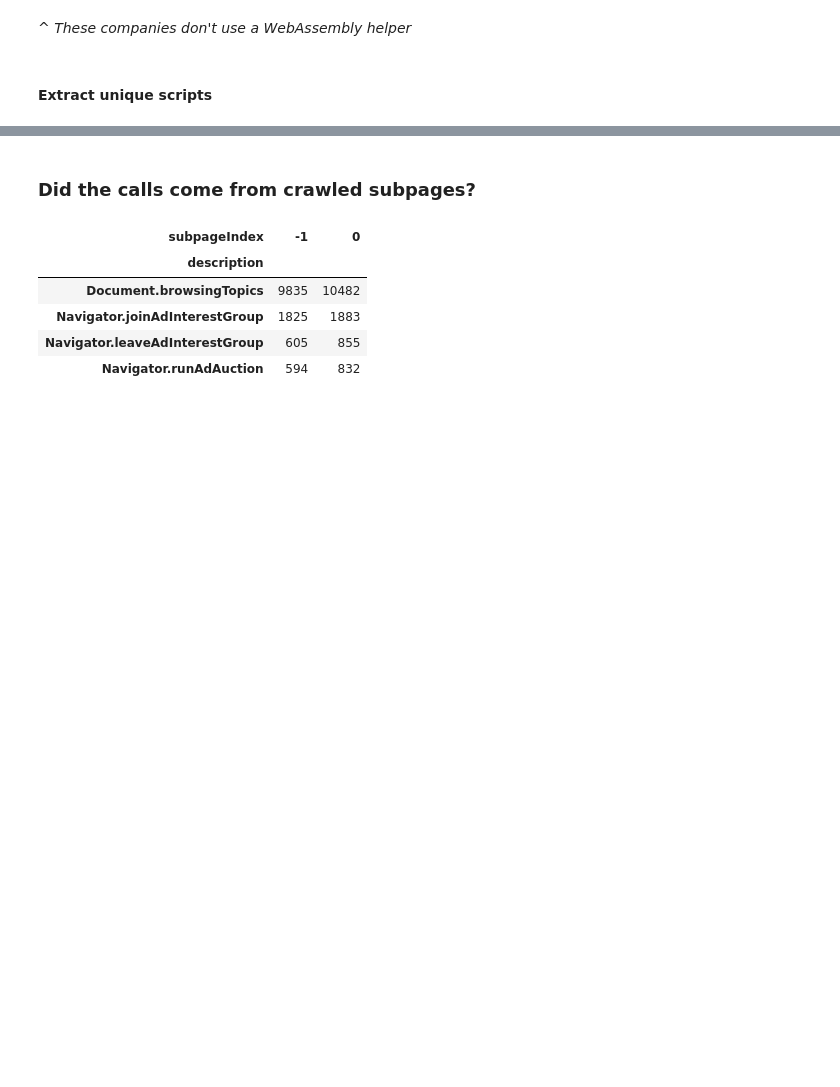
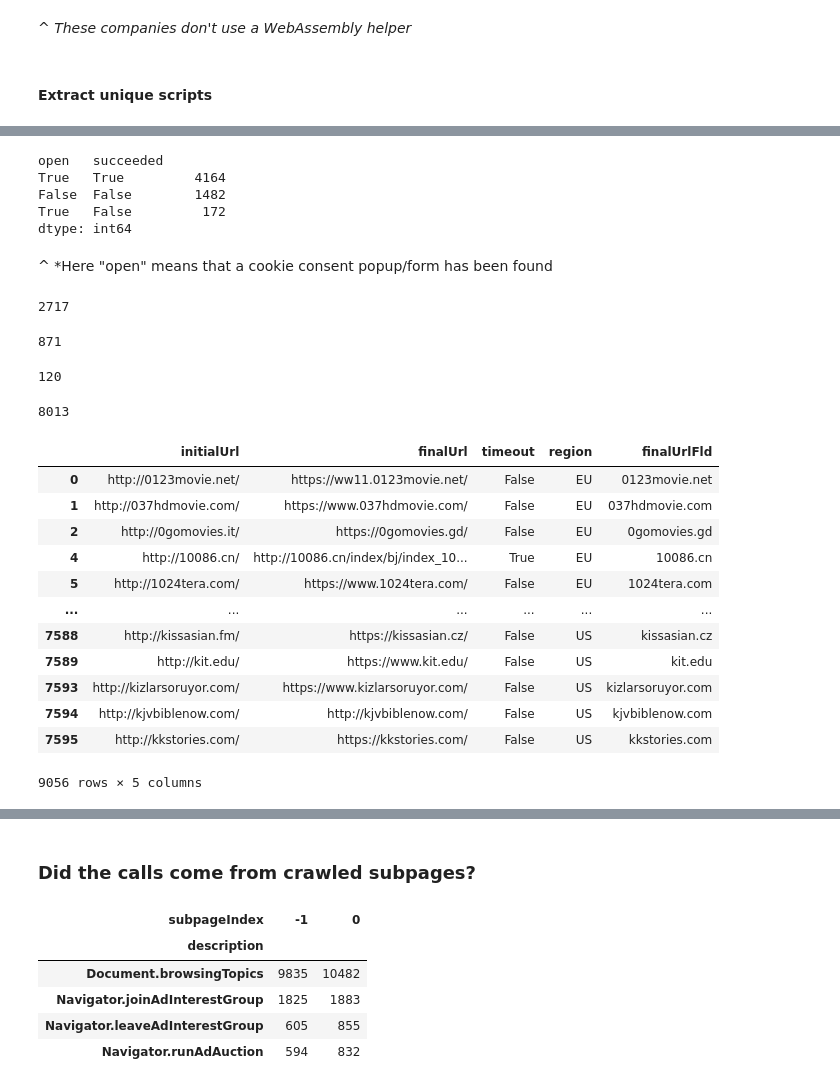
Before and after one commit to MichielP1807/tracker-radar-collector, a Jupyter notebook: post-processing/analysis.ipynb, the cells around one changed output, grey strips where cells are left out. Saved outputs shown, nothing was run; the diff lists cells and outputs as text; code cells hidden in the pictures; blank space fills up the shorter version.

```diff
--- a/post-processing/analysis.ipynb
+++ b/post-processing/analysis.ipynb
@@ -1476,0 +1561,42 @@ for index, row in scripts_df.drop_duplicates(subset=["kind", "region", "source",
+# %%
+cmp_df[["open", "succeeded"]].value_counts()
+# %% [output]
+open   succeeded
+True   True         4164
+False  False        1482
+True   False         172
+dtype: int64
+# %% [markdown]
+^ *Here "open" means that a cookie consent popup/form has been found
+# %%
+cmp_df[cmp_df["succeeded"] == True]["finalUrlFld"].nunique() # sites with successful consent in one of the crawls
+# %% [output]
+2717
+# %%
+cmp_df[(cmp_df["open"] == False) & (cmp_df["succeeded"] == False)]["finalUrlFld"].nunique() # no consent form found
+# %% [output]
+871
+# %%
+cmp_df[(cmp_df["open"] == True) & (cmp_df["succeeded"] == False)]["finalUrlFld"].nunique() # error while giving consent consent
+# %% [output]
+120
+# %%
+sites_df["finalUrlFld"].nunique()
+# %% [output]
+8013
+# %%
+sites_df[~sites_df["finalUrlFld"].isin(cmp_df["finalUrlFld"])] # sites without CMP data
+# %% [output]
+|  | initialUrl | finalUrl | timeout | region | finalUrlFld |
+| 0 | http://0123movie.net/ | https://ww11.0123movie.net/ | False | EU | 0123movie.net |
+| 1 | http://037hdmovie.com/ | https://www.037hdmovie.com/ | False | EU | 037hdmovie.com |
+| 2 | http://0gomovies.it/ | https://0gomovies.gd/ | False | EU | 0gomovies.gd |
+| 4 | http://10086.cn/ | http://10086.cn/index/bj/index_10... | True | EU | 10086.cn |
+| 5 | http://1024tera.com/ | https://www.1024tera.com/ | False | EU | 1024tera.com |
+| ... | ... | ... | ... | ... | ... |
+| 7588 | http://kissasian.fm/ | https://kissasian.cz/ | False | US | kissasian.cz |
+| 7589 | http://kit.edu/ | https://www.kit.edu/ | False | US | kit.edu |
+| 7593 | http://kizlarsoruyor.com/ | https://www.kizlarsoruyor.com/ | False | US | kizlarsoruyor.com |
+| 7594 | http://kjvbiblenow.com/ | http://kjvbiblenow.com/ | False | US | kjvbiblenow.com |
+| 7595 | http://kkstories.com/ | https://kkstories.com/ | False | US | kkstories.com |
+9056 rows × 5 columns
```
Also changed, not shown: parts of 13 cells of this notebook, 2 other files.
